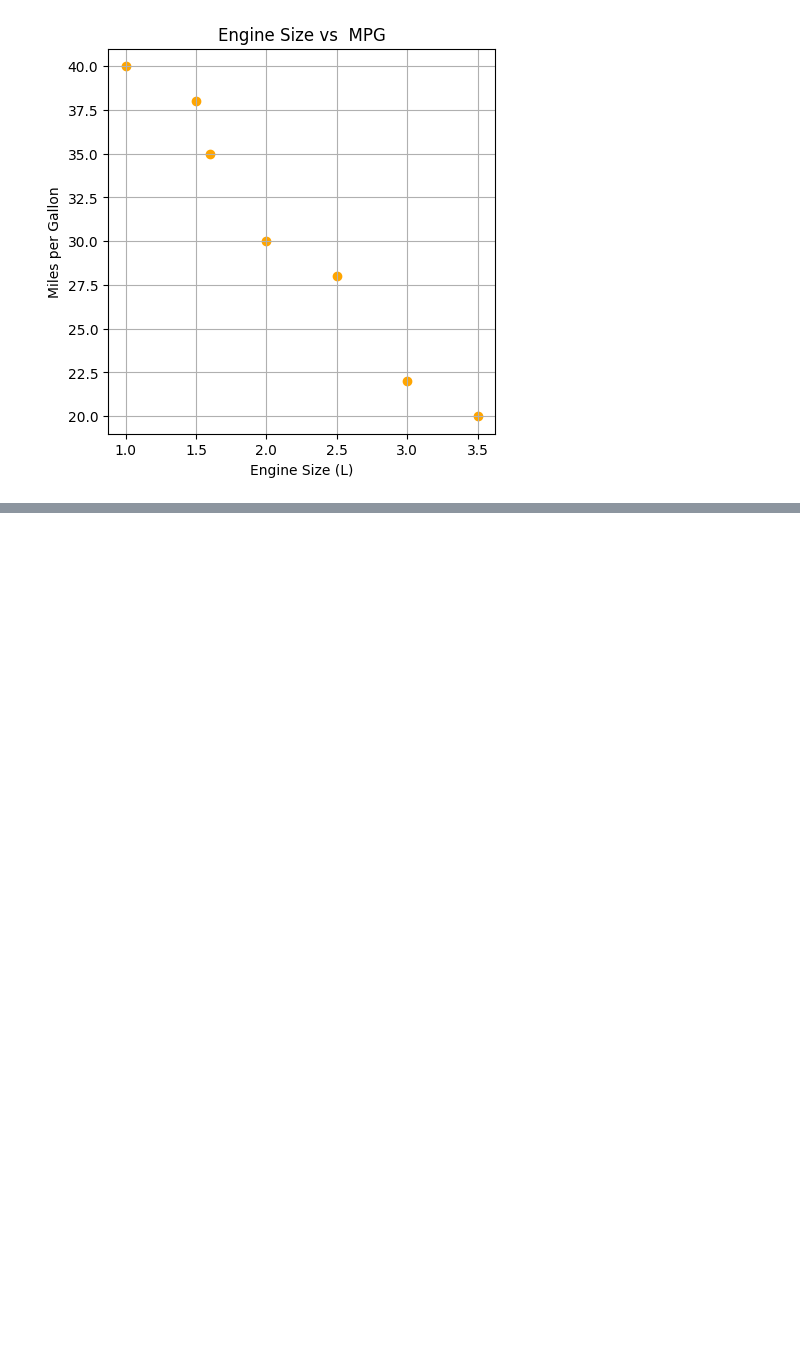
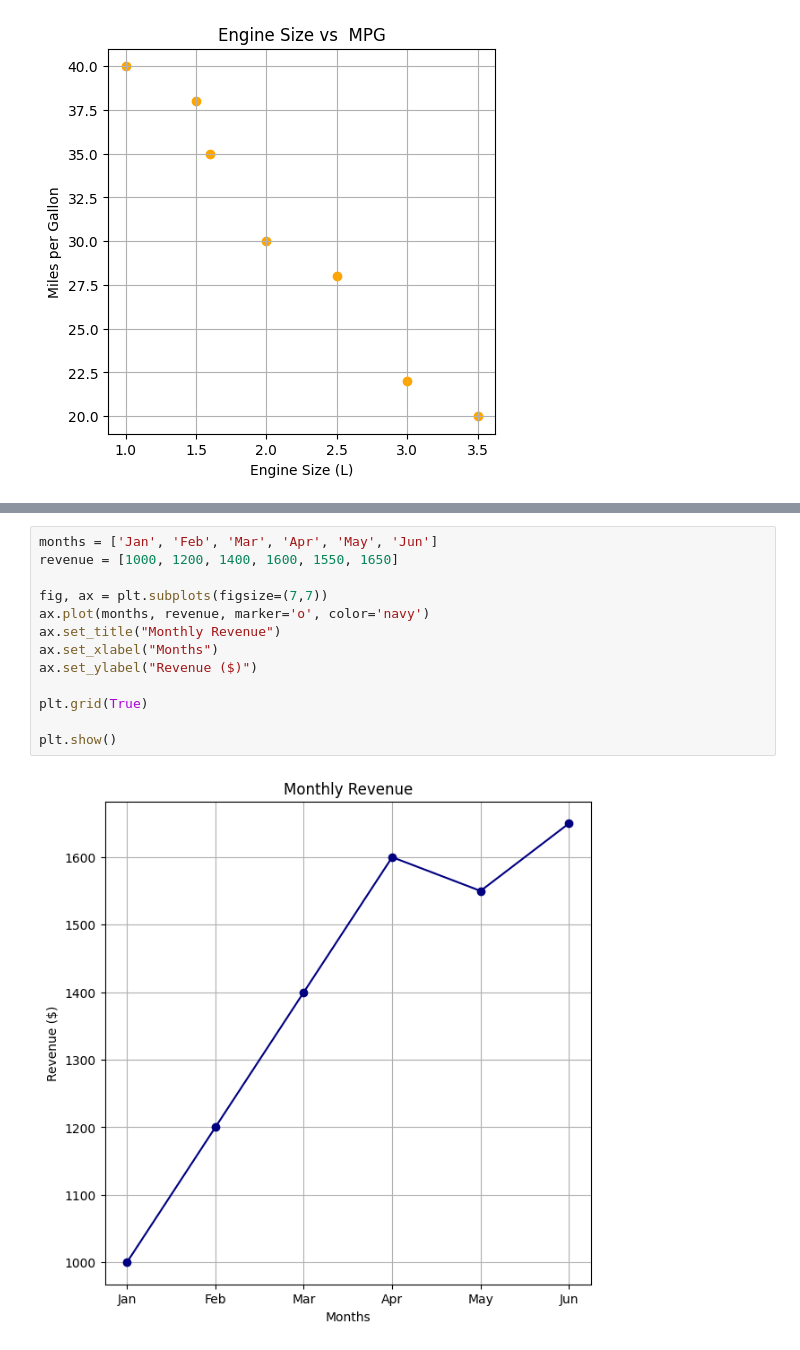
Before and after one commit to HABUDANHAYABK/ArewaDS-Machine-Learning, a Jupyter notebook: Data-Visualizations/Visualization-relationships/notebook.ipynb, the cells around one changed output, grey strips where cells are left out. Cells and saved outputs as stored; diff of their text form; blank space fills up the shorter version.

Commit message:
line plots

```diff
--- a/Data-Visualizations/Visualization-relationships/notebook.ipynb
+++ b/Data-Visualizations/Visualization-relationships/notebook.ipynb
@@ -56,0 +69,15 @@ plt.show()
+# %%
+months = ['Jan', 'Feb', 'Mar', 'Apr', 'May', 'Jun']
+revenue = [1000, 1200, 1400, 1600, 1550, 1650]
+
+fig, ax = plt.subplots(figsize=(7,7))
+ax.plot(months, revenue, marker='o', color='navy')
+ax.set_title("Monthly Revenue")
+ax.set_xlabel("Months")
+ax.set_ylabel("Revenue ($)")
+
+plt.grid(True)
+
+plt.show()
+# %% [output]
+[figure, added]
```
Also changed, not shown: parts of 3 cells of this notebook.
